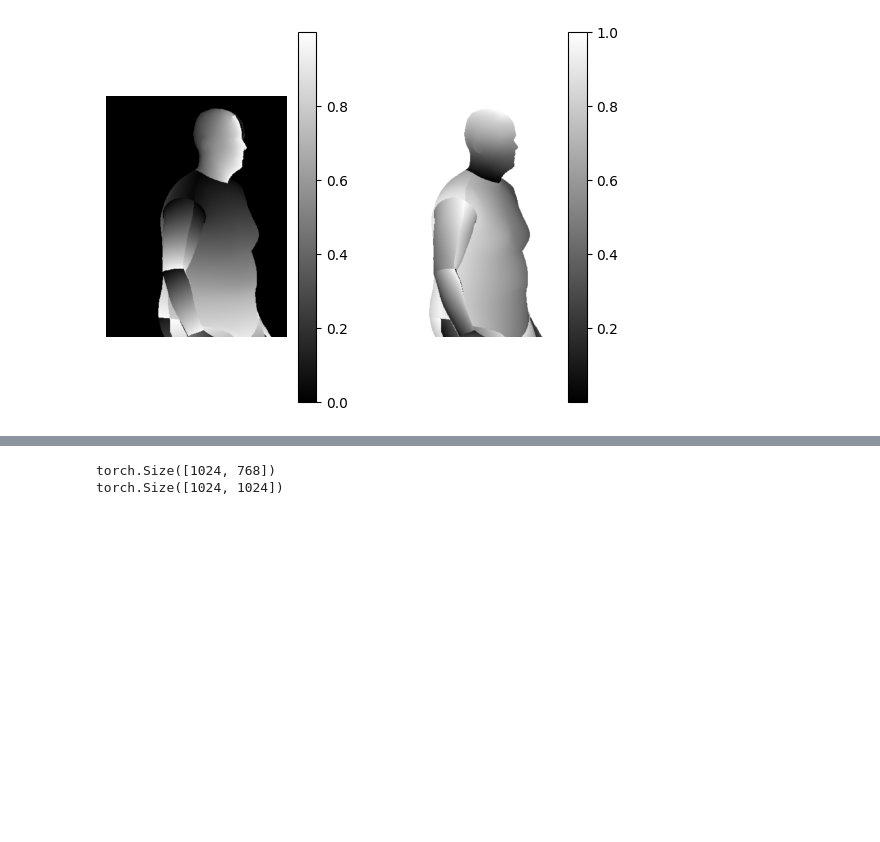
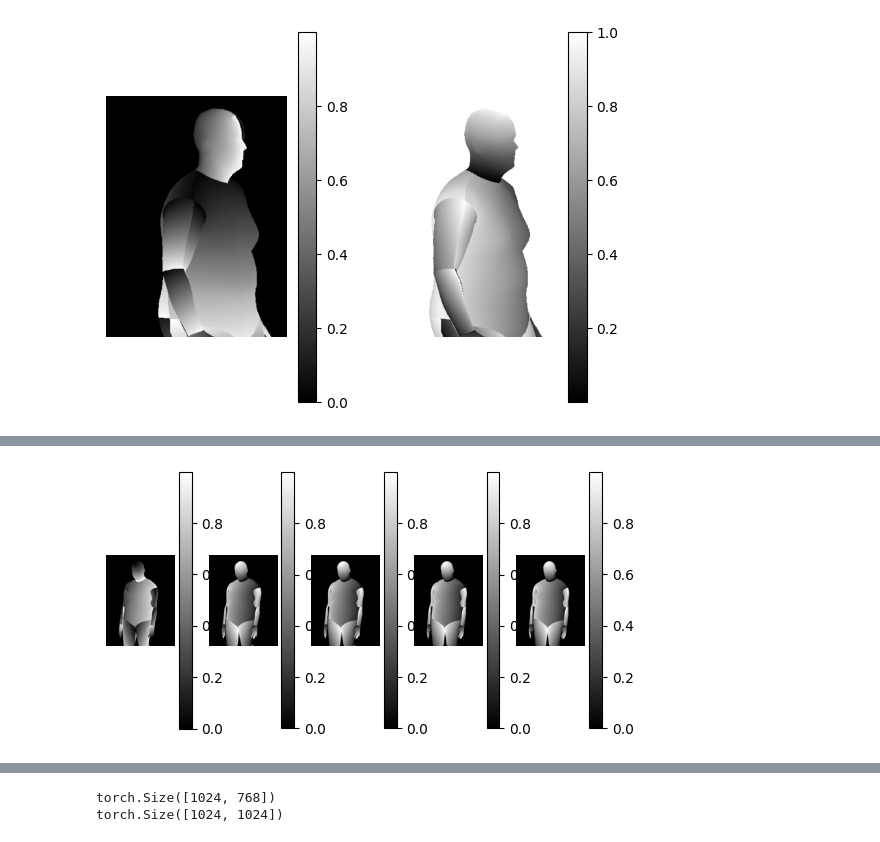
Before and after one commit to Sihui-Ji-10-9/DisCo10.9, a Jupyter notebook: tsv_example/visualize_tsv.ipynb, the cells around one changed output, grey strips where cells are left out. Saved outputs shown, nothing was run; the diff lists cells and outputs as text; code cells hidden in the pictures; blank space fills up the shorter version.

```diff
--- a/tsv_example/visualize_tsv.ipynb
+++ b/tsv_example/visualize_tsv.ipynb
@@ -435,0 +741,18 @@ plt.show()
+# %%
+import numpy as np
+
+a = np.ones([1024, 768]).astype(np.float32)  # 生成形状为 (1024, 768) 的随机数组，元素类型为 float32
+b = np.ones([1024, 768]).astype(np.float32)  # 生成形状为 (1024, 768) 的随机数组，元素类型为 float32
+
+# 创建一个空列表，用于存储符合条件的坐标
+
+c = np.empty_like(a, dtype=list)
+
+for i in range(102):
+    for j in range(76):
+        item=np.where(b==a[i, j])
+        c[i,j]=item
+
+
+print(c)
+# print(c[0,0])
@@ -442,50 +782,54 @@ import numpy as np
 import numpy as np
 import matplotlib.pyplot as plt
 
+
 folder_path = '/home/nfs/jsh/HierarchicalProbabilistic3DHuman/output/my4'
 file_paths = [os.path.join(folder_path, file) for file in os.listdir(folder_path) if file.endswith('.npy')]
 file_paths.sort()
-# print(file_paths)
-# # from IPython import embed; embed()
-# for i in range(5):
-#     path_i = file_paths[i]
-#     data0 = np.load(path_i)[0, :, :]
-#     data1 = np.load(path_i)[1, :, :]
+print(file_paths)
+print(np.load(file_paths[0]).shape)
 
-#     print(data1.shape)
-#     plt.subplot(1,5,i+1)
-#     plt.axis('off')
-#     # 绘制图像
-#     plt.imshow(data1, cmap='gray')
-#     # 添加颜色条
-#     plt.colorbar()
-# plt.show()
-# for i in range(5,10):
-#     path_i = file_paths[i]
-#     data0 = np.load(path_i)[0, :, :]
-#     data1 = np.load(path_i)[1, :, :]
+# from IPython import embed; embed()
+for i in range(5):
+    path_i = file_paths[i]
+    data0 = np.load(path_i)[0, :, :]
+    data1 = np.load(path_i)[1, :, :]
 
-#     print(data1.shape)
-#     # 创建一个红色的颜色映射
-#     cmap = plt.get_cmap('gray')
-#     # 创建一个副本数组，将对应数据值为0.5的像素设为红色
-#     masked_data = np.ma.masked_inside(data1, 0.1, 0.2)
-#     cmap.set_bad(color='red', alpha=1.0)
+    print(data1.shape)
+    plt.subplot(1,5,i+1)
+    plt.axis('off')
+    # 绘制图像
+    plt.imshow(data1, cmap='gray')
+    # 添加颜色条
+    plt.colorbar()
+plt.show()
+for i in range(5,10):
+    path_i = file_paths[i]
+    data0 = np.load(path_i)[0, :, :]
+    data1 = np.load(path_i)[1, :, :]
 
-#     plt.subplot(1,5,i-4)
-#     plt.axis('off')
-#     # 绘制图像
-#     plt.imshow(masked_data, cmap=cmap)
-#     # 添加颜色条
-#     plt.colorbar()
-# plt.show()
+    print(data1.shape)
+    # 创建一个红色的颜色映射
+    cmap = plt.get_cmap('gray')
+    # 创建一个副本数组，将对应数据值为0.5的像素设为红色
+    masked_data = np.ma.masked_inside(data1, 0.1, 0.2)
+    cmap.set_bad(color='red', alpha=1.0)
 
+    plt.subplot(1,5,i-4)
+    plt.axis('off')
+    # 绘制图像
+    plt.imshow(masked_data, cmap=cmap)
+    # 添加颜色条
+    plt.colorbar()
+plt.show()
+'''
 # plt.subplot(1,2,2)
 # plt.axis('off')
 # # 绘制图像
 # plt.imshow(data01,cmap='gray')
 # # 添加颜色条
 # plt.colorbar()
+
 path_0 = file_paths[0]
 data = np.load(path_0)
 # print(data.shape)
@@ -538,4 +882,5 @@ plt.axis('off')
 plt.imshow(attention_probs, cmap='gray')
 # 添加颜色条
 plt.colorbar()
+'''
 # %% [output]
@@ -544,0 +894 @@ torch.Size([1, 1024, 1024])
+[figure, new version]
```
Also changed, not shown: parts of 10 cells of this notebook, 13 other files.
